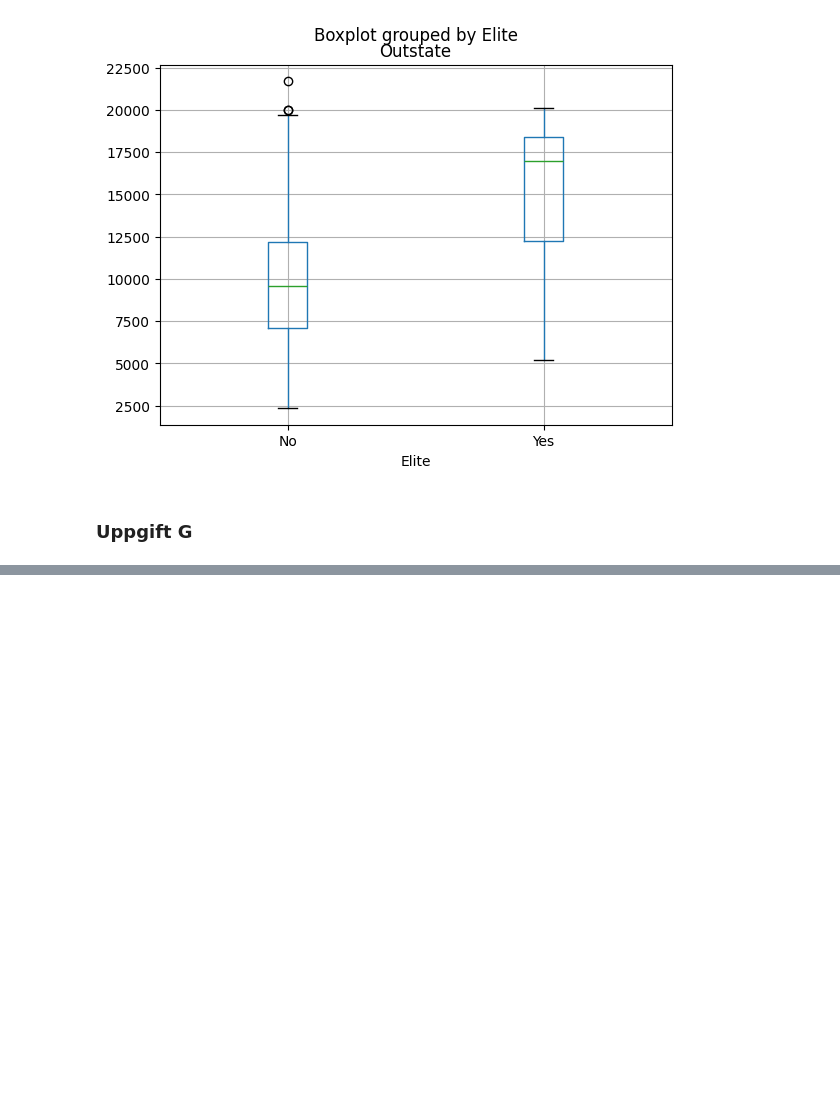
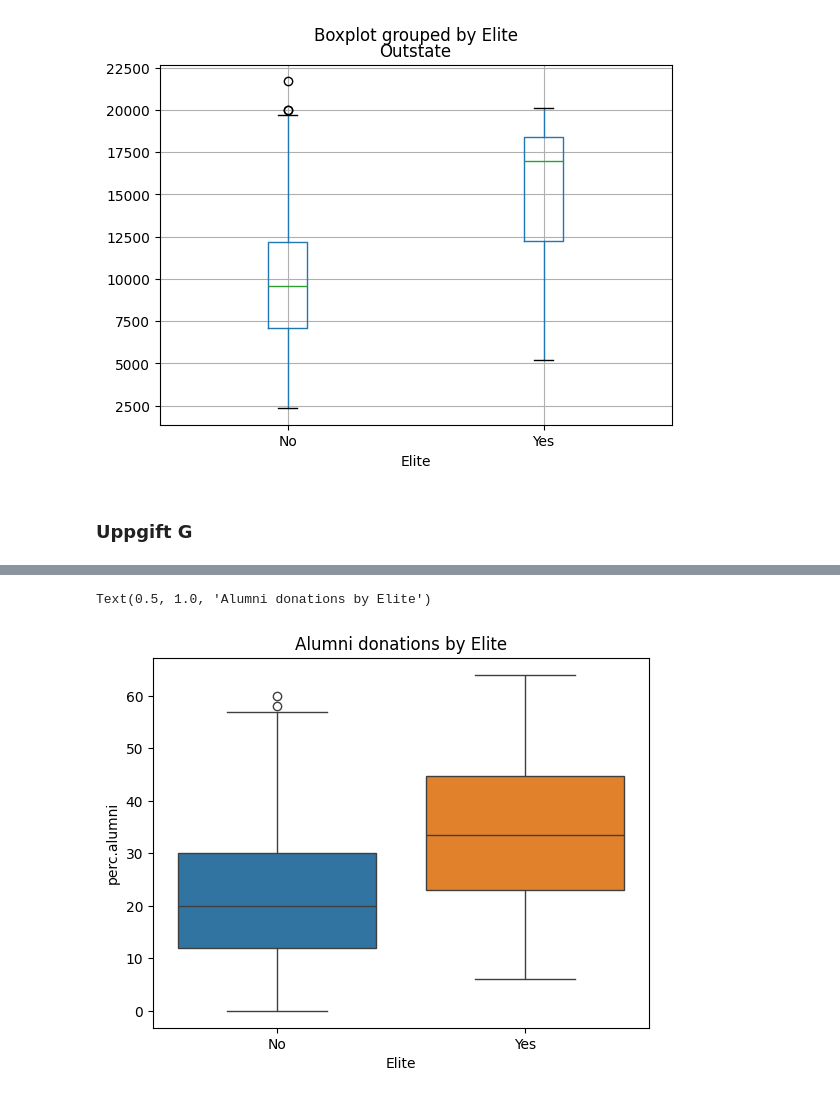
Before and after one commit to kust3n/databehandling-SARA-COSTA, a Jupyter notebook: Laboration/Laboration_Databehandling.ipynb, the cells around one changed output, grey strips where cells are left out. Drawn from its saved outputs; the diff is of its cells as text; code cells hidden in the pictures; blank space fills up the shorter version.

```diff
--- a/Laboration/Laboration_Databehandling.ipynb
+++ b/Laboration/Laboration_Databehandling.ipynb
@@ -126,0 +144,6 @@ college["Accept"].plot.hist(bins=100, ax=axes[1,1], title="Accepted applicants")
+# %%
+sns.boxplot(x="Elite", y="perc.alumni", hue="Elite", data=college)
+plt.title("Alumni donations by Elite")
+# %% [output]
+Text(0.5, 1.0, 'Alumni donations by Elite')
+[figure, added]
```
Also changed, not shown: parts of 6 cells of this notebook.
